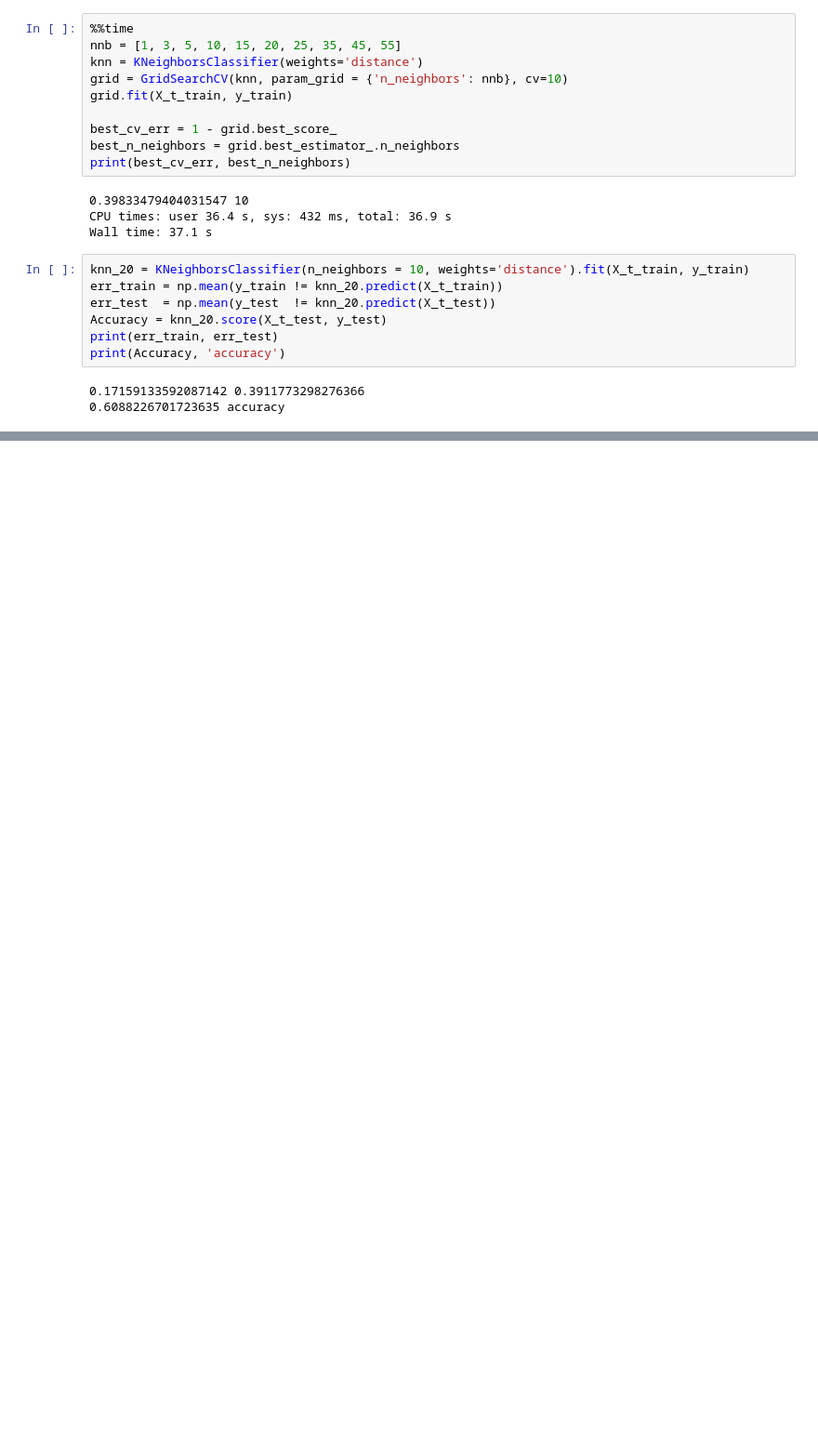
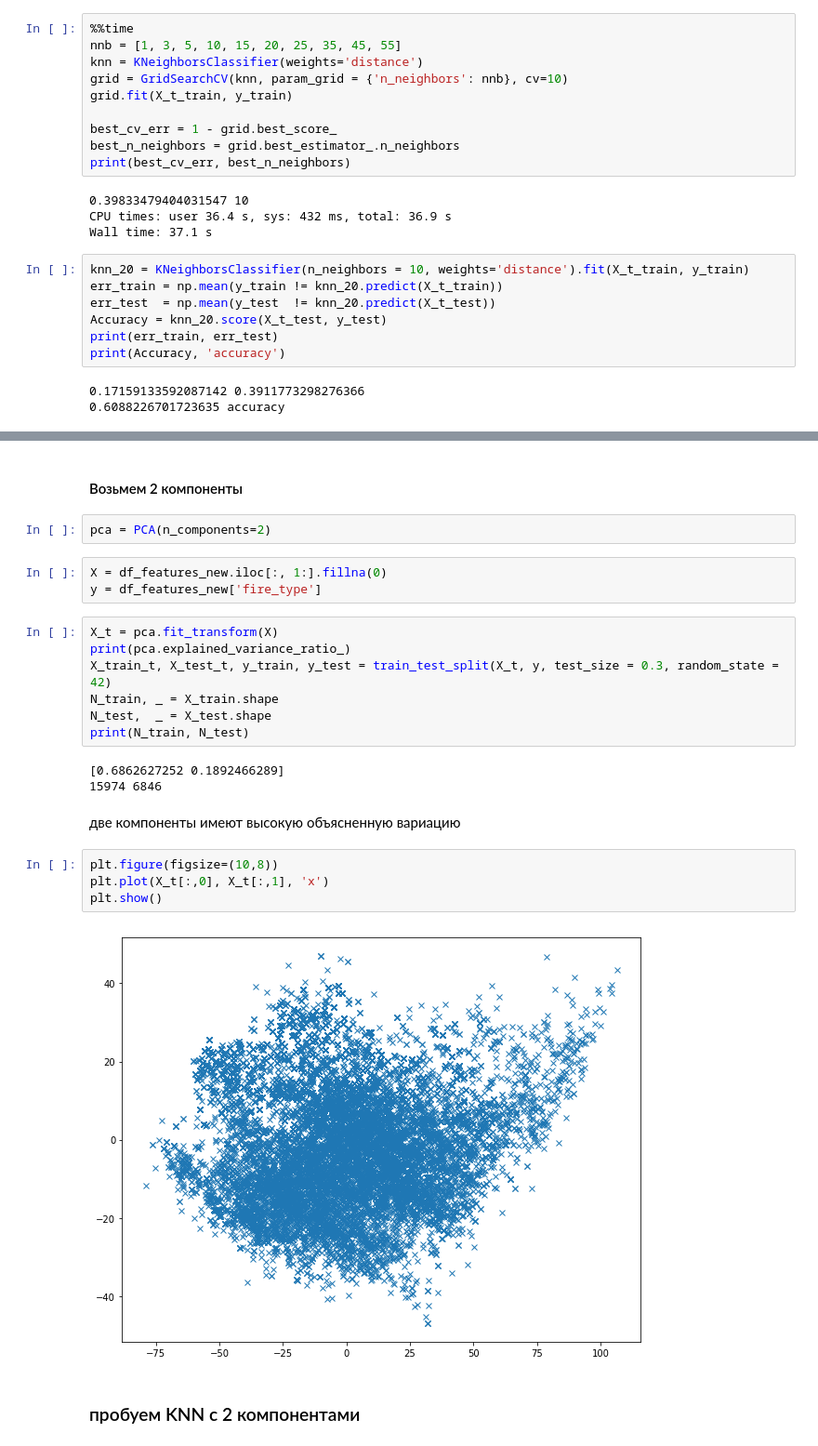
Before and after one commit to topusOctopus/Ml_tasks_Zolotykh, a Jupyter notebook: lab1_classification.ipynb, the cells around one changed output, grey strips where cells are left out. Shown: that part at 93% size. Saved outputs shown, nothing was run; the diff lists cells and outputs as text; blank space fills up the shorter version.

```diff
--- a/lab1_classification.ipynb
+++ b/lab1_classification.ipynb
@@ -741,0 +790,27 @@ print(Accuracy, 'accuracy')
+# %% [markdown]
+#### Возьмем 2 компоненты
+# %%
+pca = PCA(n_components=2)
+# %%
+X = df_features_new.iloc[:, 1:].fillna(0)
+y = df_features_new['fire_type']
+# %%
+X_t = pca.fit_transform(X)
+print(pca.explained_variance_ratio_)
+X_train_t, X_test_t, y_train, y_test = train_test_split(X_t, y, test_size = 0.3, random_state = 42)
+N_train, _ = X_train.shape
+N_test,  _ = X_test.shape
+print(N_train, N_test)
+# %% [output]
+[0.6862627252 0.1892466289]
+15974 6846
+# %% [markdown]
+две компоненты имеют высокую объясненную вариацию
+# %%
+plt.figure(figsize=(10,8))
+plt.plot(X_t[:,0], X_t[:,1], 'x')
+plt.show()
+# %% [output]
+[figure, added]
+# %% [markdown]
+### пробуем KNN c 2 компонентами
```
Also changed, not shown: parts of 23 cells of this notebook.
